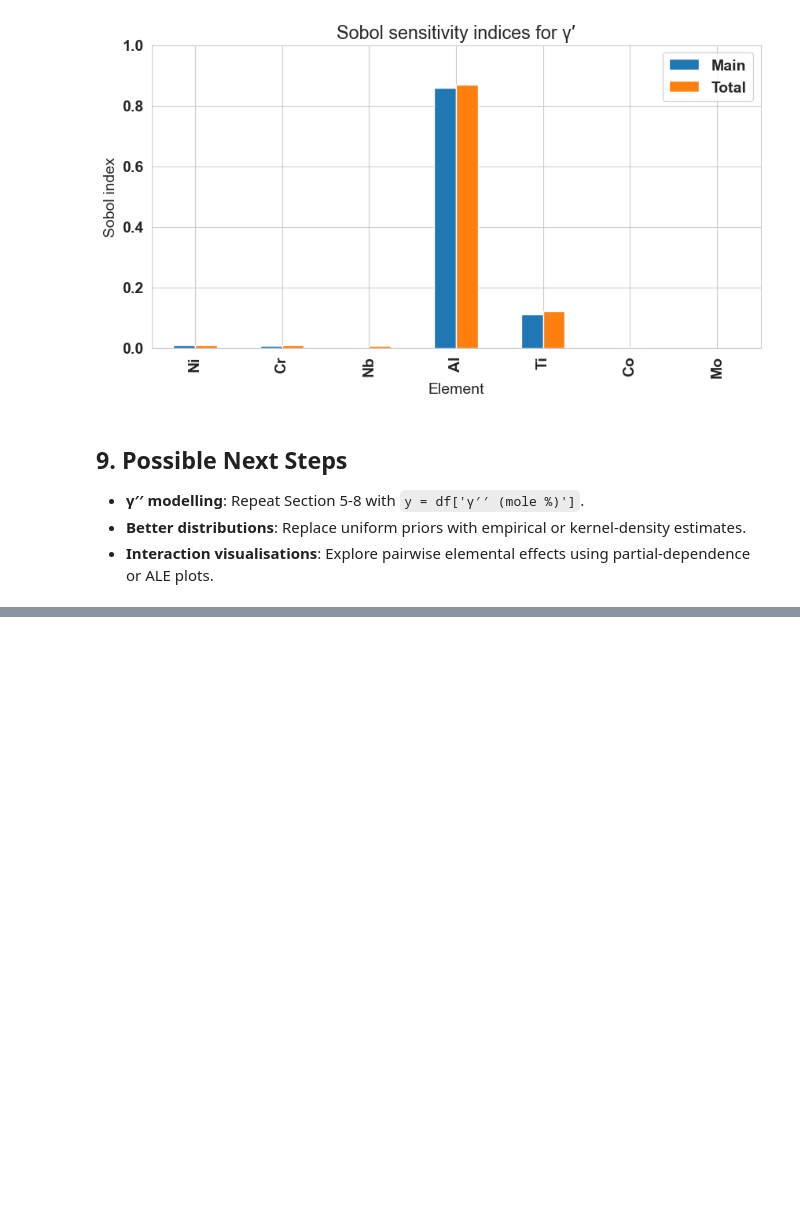
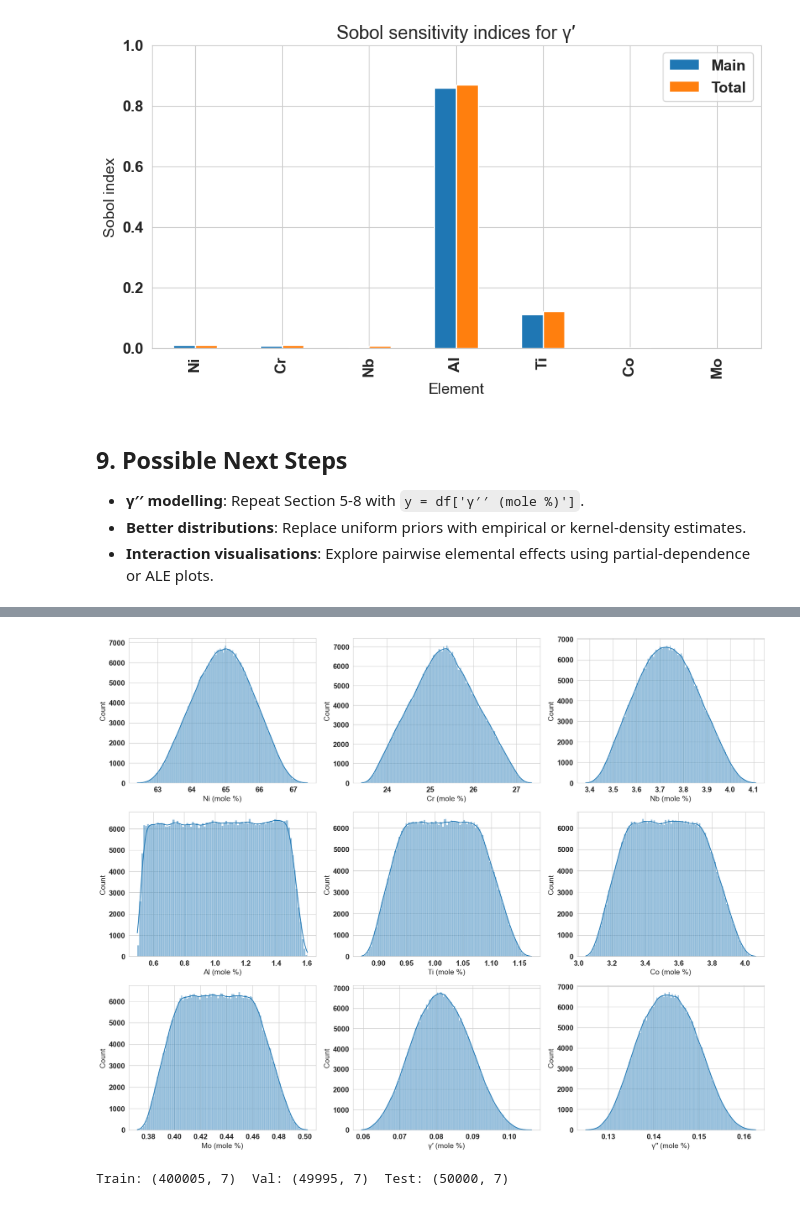
Before and after one commit to imqcam/composition-microstructure-sensitivity-analysis-release, a Jupyter notebook: Composition_to_Microstructure_Sensitivity_pipeline.ipynb, the cells around one changed output, grey strips where cells are left out. Saved outputs shown, nothing was run; the diff lists cells and outputs as text; code cells hidden in the pictures; blank space fills up the shorter version.

```diff
--- a/Composition_to_Microstructure_Sensitivity_pipeline.ipynb
+++ b/Composition_to_Microstructure_Sensitivity_pipeline.ipynb
@@ -281,0 +283,22 @@ plt.show()
+# %%
+# 2 · Data ingestion                                                           #
+
+
+hdf5_path = "Phase_fraction_data_v2.hdf5"   # edit if your file lives elsewhere
+
+with h5py.File(hdf5_path, "r") as f:
+    # 7 mass-fraction columns for each alloying element
+    composition_mass = np.asarray(f["conc"],      dtype=np.float32)
+
+    # overall phase fractions
+    g_prime  = np.asarray(f["g_prime"],  dtype=np.float32)
+    g_dprime = np.asarray(f["g_dprime"], dtype=np.float32)
+
+    # optional: the “Matrix” dataset—useful later if you want γ matrix %
+    matrix   = np.asarray(f["Matrix"],   dtype=np.float32)
+
+print("Loaded datasets:")
+print("  composition_mass:", composition_mass.shape)
+print("  g_prime:",          g_prime.shape)
+print("  g_dprime:",         g_dprime.shape)
+print("  matrix:",           matrix.shape)
@@ -281,0 +377,38 @@ plt.show()
+# %%
+# 4. Visualise distributions
+
+fig, axes = plt.subplots(nrows=3, ncols=3, figsize=(18, 14))
+axes = axes.flatten()
+
+for ax, column in zip(axes, df.columns):
+    sns.histplot(df[column], kde=True, ax=ax)
+    ax.set_xlabel(column)
+    ax.set_ylabel("Count")
+
+plt.tight_layout()
+plt.show()
+# %% [output]
+[figure, added]
+# %%
+# 5. Feature/target arrays + distributions
+
+
+X = df.iloc[:, 0:7].values.astype('float64')
+y = df['γ′ (mole %)'].values.astype('float64')
+
+dists = [
+    cp.Uniform(df[col].min(), df[col].max())
+    for col in df.columns[:7]
+]
+joint_dist = cp.J(*dists)
+
+# Train/val/test split: 80/10/10
+X_train_val, X_test, y_train_val, y_test = train_test_split(
+    X, y, test_size=0.10, random_state=42
+)
+X_train, X_val, y_train, y_val = train_test_split(
+    X_train_val, y_train_val, test_size=0.1111, random_state=42
+)
+print("Train:", X_train.shape, " Val:", X_val.shape, " Test:", X_test.shape)
+# %% [output]
+Train: (400005, 7)  Val: (49995, 7)  Test: (50000, 7)
```
Also changed, not shown: parts of 9 cells of this notebook, 1 other file.
